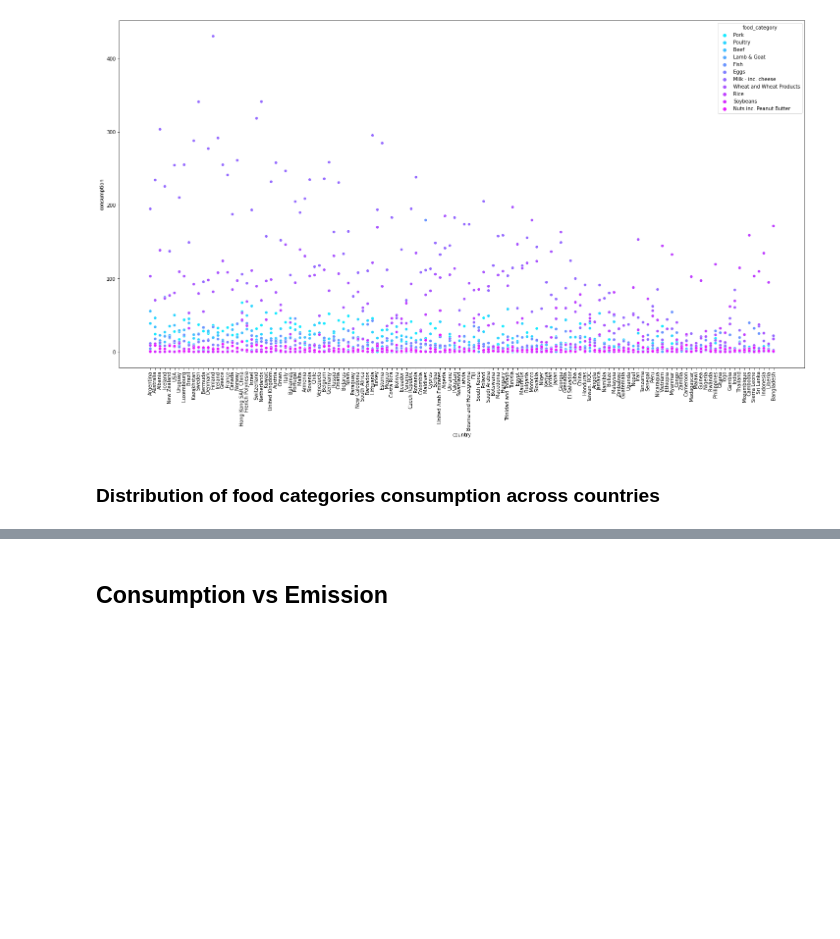
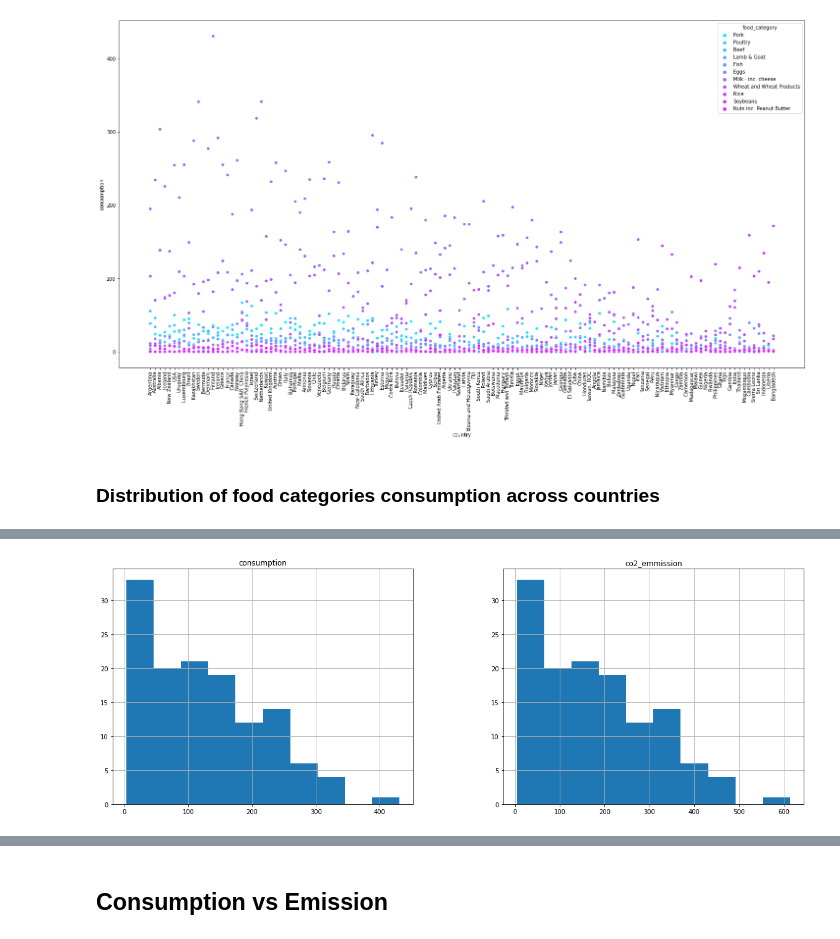
Before and after one commit to Starburned7/data-analytics-projects, a Jupyter notebook: Food_consumption.ipynb, the cells around one changed output, grey strips where cells are left out. Drawn from its saved outputs; the diff is of its cells as text; code cells hidden in the pictures; blank space fills up the shorter version.

```diff
--- a/Food_consumption.ipynb
+++ b/Food_consumption.ipynb
@@ -115,0 +133,7 @@ sns.relplot(data=df, x='country', y='consumption',
+# %%
+# Filter for Milk
+milk_consumption = df[df['food_category'] == 'Milk - inc. cheese']
+# %%
+milk_consumption.hist();
+# %% [output]
+[figure, added]
```
Also changed, not shown: parts of 8 cells of this notebook.
